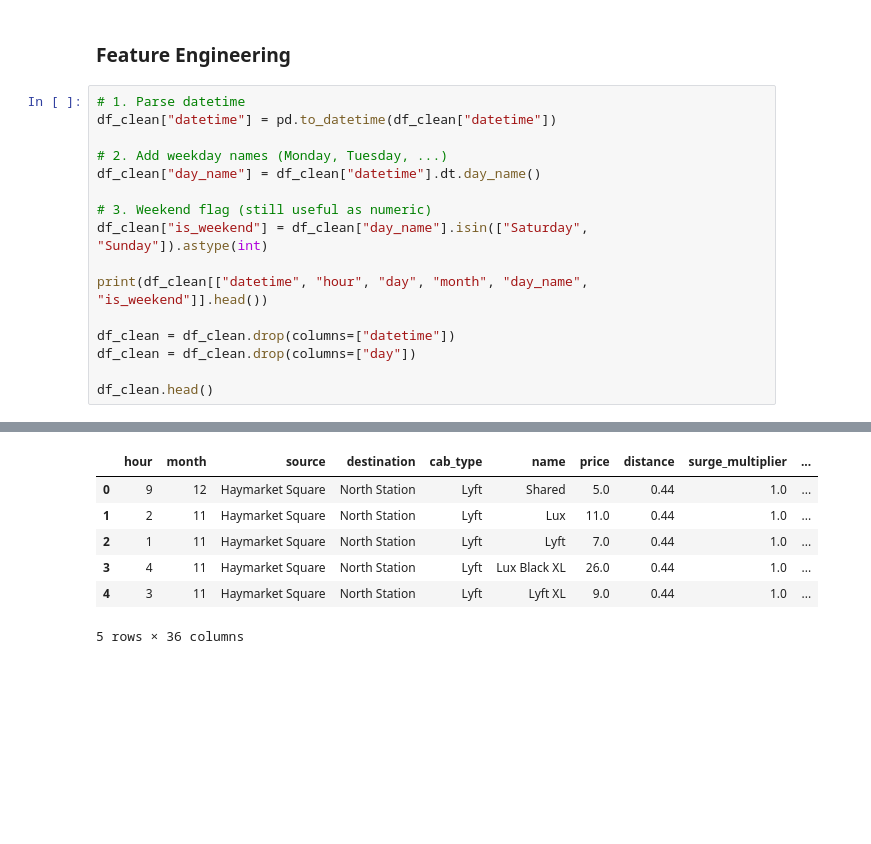
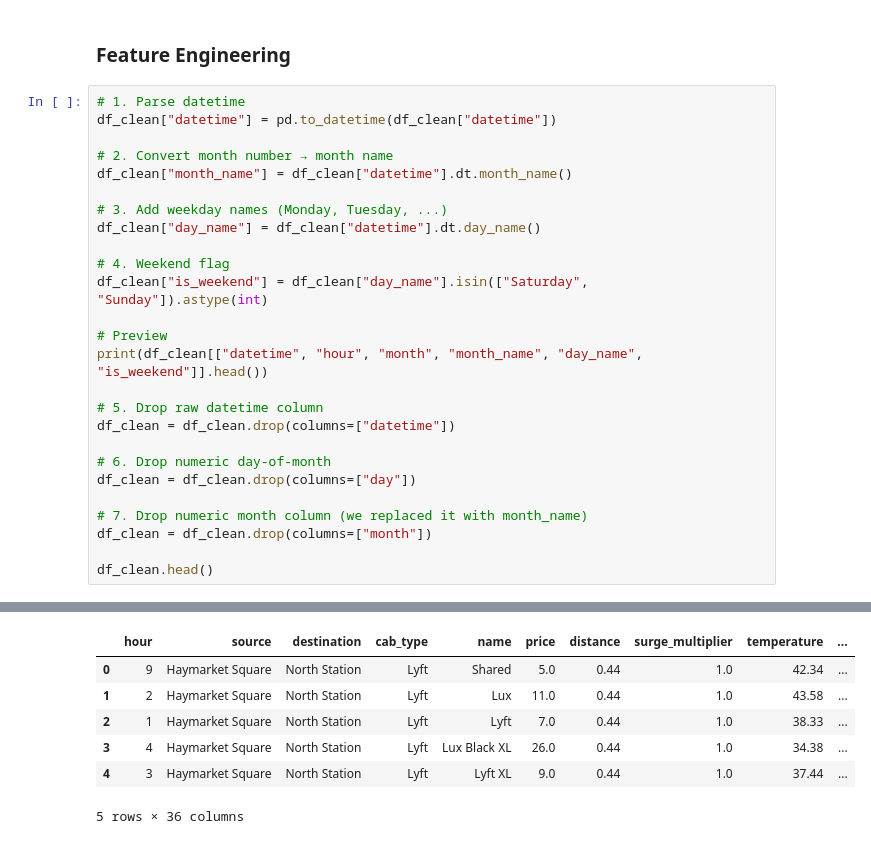
Before and after one commit to ProntoSbinalla/CIS-508-Final-Project, a Jupyter notebook: notebooks/CIS 508 - Final Project.ipynb, the cells around one changed output, grey strips where cells are left out. Drawn from its saved outputs; the diff is of its cells as text; blank space fills up the shorter version.

```diff
--- a/notebooks/CIS 508 - Final Project.ipynb
+++ b/notebooks/CIS 508 - Final Project.ipynb
@@ -284,16 +284,26 @@ np.int64(0)
 # 1. Parse datetime
 df_clean["datetime"] = pd.to_datetime(df_clean["datetime"])
 
-# 2. Add weekday names (Monday, Tuesday, ...)
+# 2. Convert month number → month name
+df_clean["month_name"] = df_clean["datetime"].dt.month_name()
+
+# 3. Add weekday names (Monday, Tuesday, ...)
 df_clean["day_name"] = df_clean["datetime"].dt.day_name()
 
-# 3. Weekend flag (still useful as numeric)
+# 4. Weekend flag
 df_clean["is_weekend"] = df_clean["day_name"].isin(["Saturday", "Sunday"]).astype(int)
 
-print(df_clean[["datetime", "hour", "day", "month", "day_name", "is_weekend"]].head())
+# Preview
+print(df_clean[["datetime", "hour", "month", "month_name", "day_name", "is_weekend"]].head())
 
+# 5. Drop raw datetime column
 df_clean = df_clean.drop(columns=["datetime"])
+
+# 6. Drop numeric day-of-month
 df_clean = df_clean.drop(columns=["day"])
 
+# 7. Drop numeric month column (we replaced it with month_name)
+df_clean = df_clean.drop(columns=["month"])
+
 df_clean.head()
 # %% [output]
@@ -306,7 +316,7 @@ df_clean.head()
-|  | hour | month | source | destination | cab_type | name | price | distance | surge_multiplier | ... |
-| 0 | 9 | 12 | Haymarket Square | North Station | Lyft | Shared | 5.0 | 0.44 | 1.0 | ... |
-| 1 | 2 | 11 | Haymarket Square | North Station | Lyft | Lux | 11.0 | 0.44 | 1.0 | ... |
-| 2 | 1 | 11 | Haymarket Square | North Station | Lyft | Lyft | 7.0 | 0.44 | 1.0 | ... |
-| 3 | 4 | 11 | Haymarket Square | North Station | Lyft | Lux Black XL | 26.0 | 0.44 | 1.0 | ... |
-| 4 | 3 | 11 | Haymarket Square | North Station | Lyft | Lyft XL | 9.0 | 0.44 | 1.0 | ... |
+|  | hour | source | destination | cab_type | name | price | distance | surge_multiplier | temperature | ... |
+| 0 | 9 | Haymarket Square | North Station | Lyft | Shared | 5.0 | 0.44 | 1.0 | 42.34 | ... |
+| 1 | 2 | Haymarket Square | North Station | Lyft | Lux | 11.0 | 0.44 | 1.0 | 43.58 | ... |
+| 2 | 1 | Haymarket Square | North Station | Lyft | Lyft | 7.0 | 0.44 | 1.0 | 38.33 | ... |
+| 3 | 4 | Haymarket Square | North Station | Lyft | Lux Black XL | 26.0 | 0.44 | 1.0 | 34.38 | ... |
+| 4 | 3 | Haymarket Square | North Station | Lyft | Lyft XL | 9.0 | 0.44 | 1.0 | 37.44 | ... |
 5 rows × 36 columns
```
Also changed, not shown: parts of 3 cells of this notebook.
